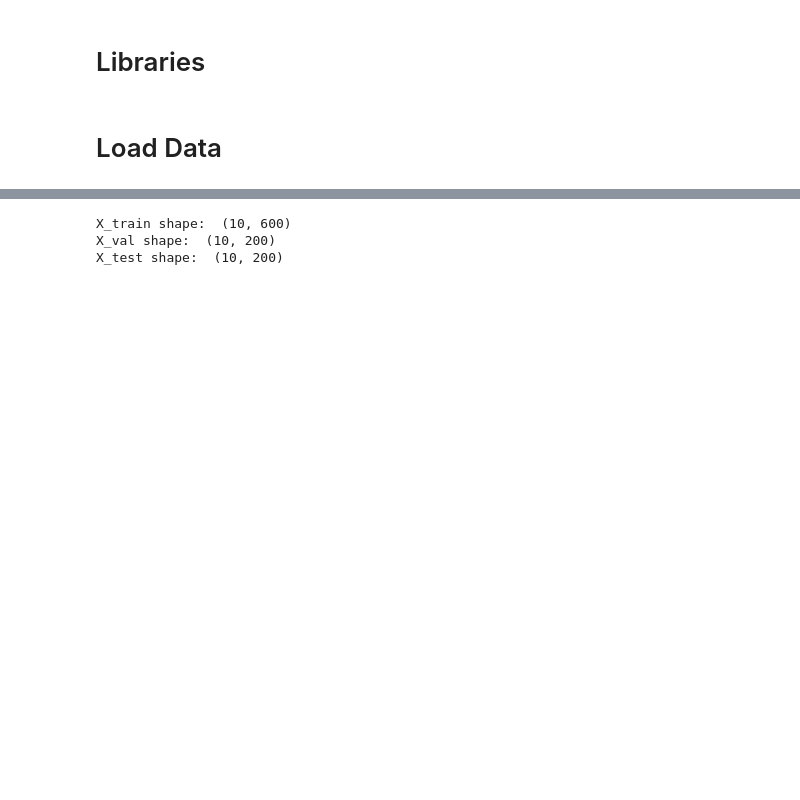
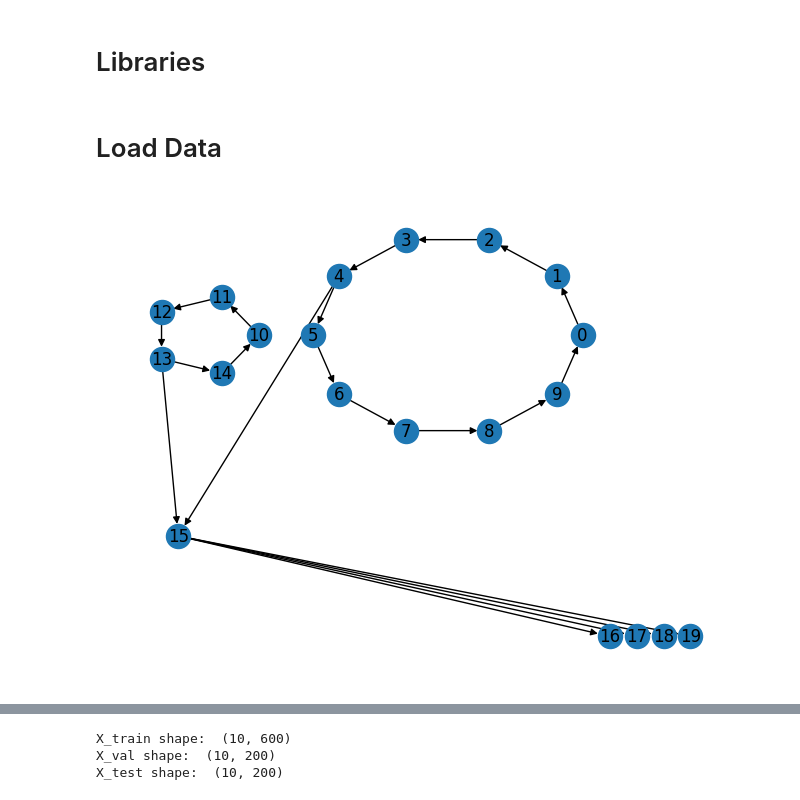
Before and after one commit to Alejandro-neuro/NeuronsGraphConnectivity, a Jupyter notebook: experiments.ipynb, the cells around one changed output, grey strips where cells are left out. Cells and saved outputs as stored; diff of their text form; code cells hidden in the pictures; blank space fills up the shorter version.

Commit message:
create graph data gen

```diff
--- a/experiments.ipynb
+++ b/experiments.ipynb
@@ -10,5 +16,9 @@ import loader
 # %% [markdown]
 # Load Data
+# %%
+genData.genData()
+# %% [output]
+[figure, added]
 # %%
 cfg = OmegaConf.load("config.yaml")
 cmd_cfg = OmegaConf.from_cli()
```
Also changed, not shown: parts of 3 cells of this notebook, 2 other files.
